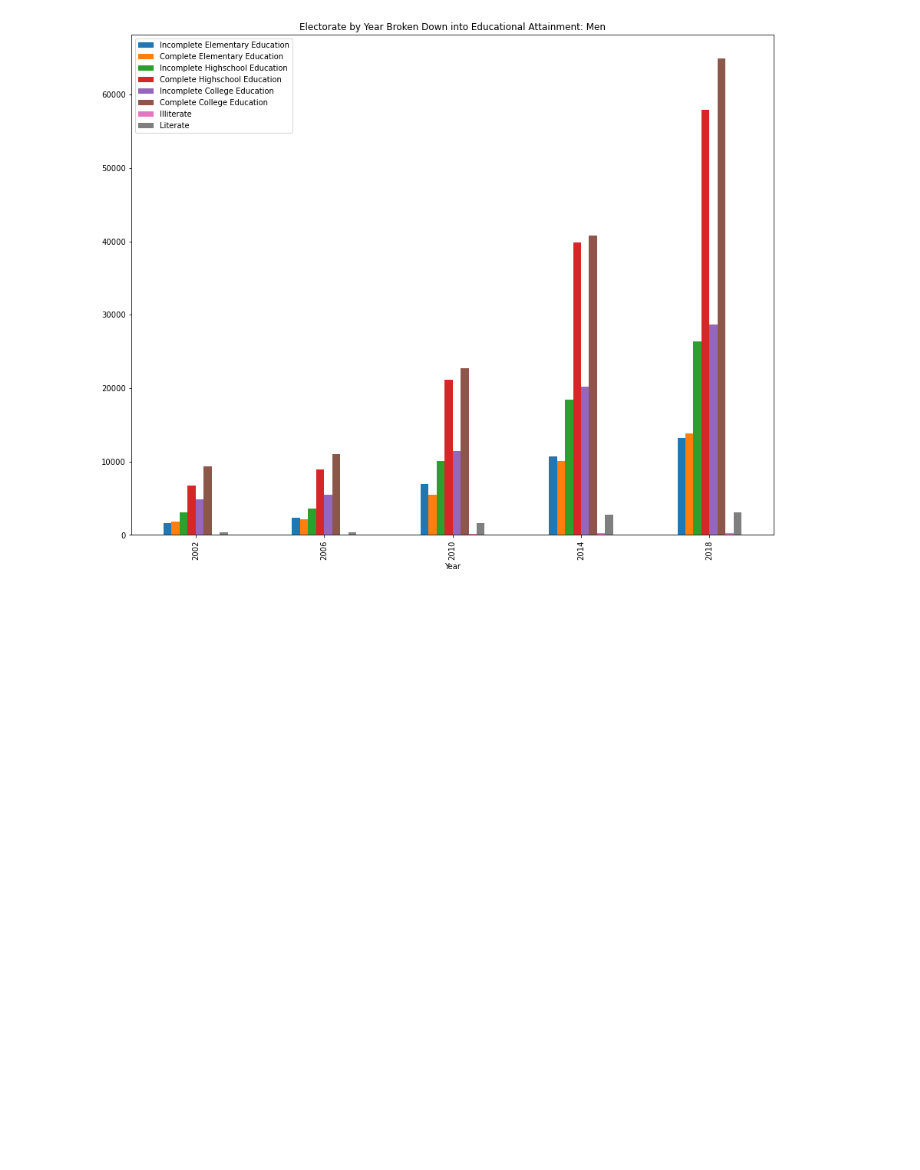
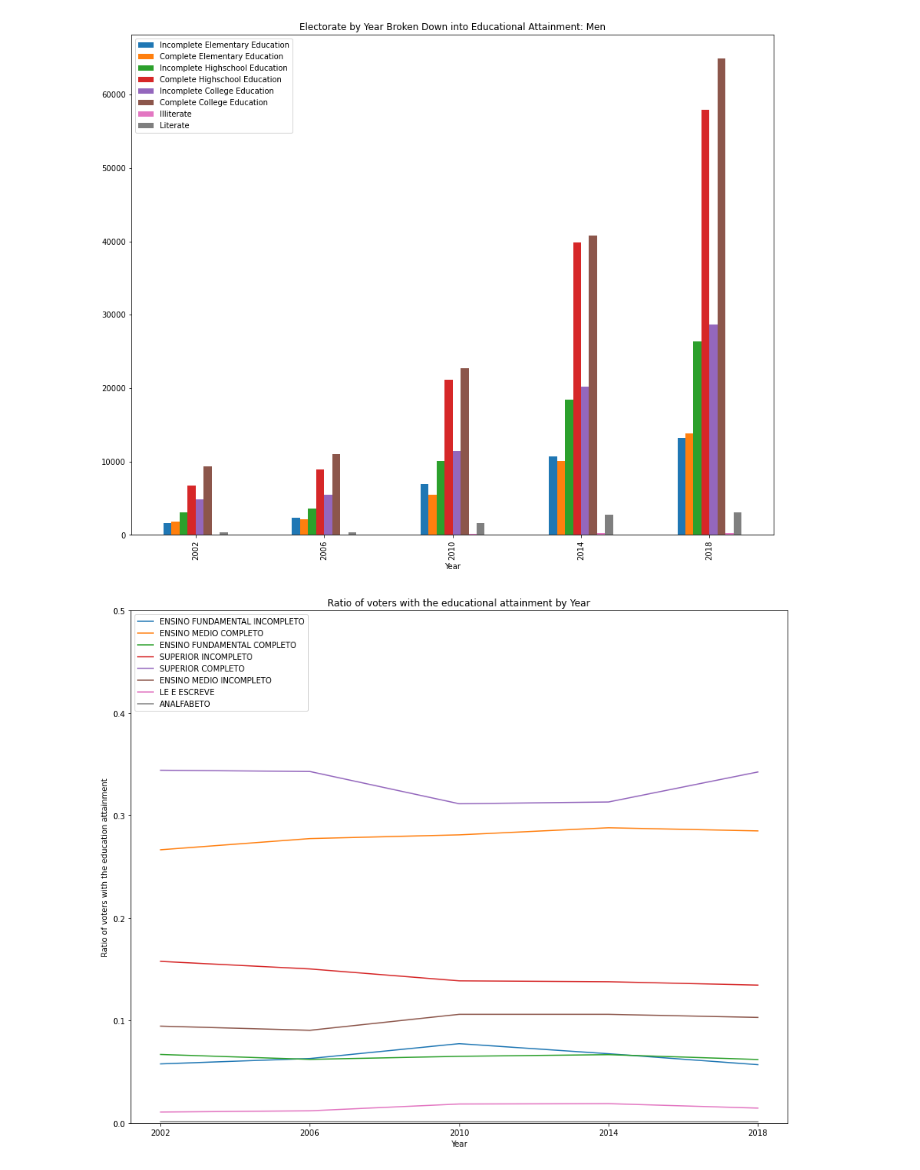
Before and after one commit to BU-Spark/ds-boston-bpda-br-election, a Jupyter notebook: TEAM1/src/electorate_gender.ipynb, the cells around one changed output. Saved outputs shown, nothing was run; the diff lists cells and outputs as text; code cells hidden in the pictures; blank space fills up the shorter version.

Commit message:
adding aggregate ratios to location and a line graph for education ratios

```diff
--- a/TEAM1/src/electorate_gender.ipynb
+++ b/TEAM1/src/electorate_gender.ipynb
@@ -227,3 +227,37 @@ plot_education_women(df_combined)
 plot_education_men(df_combined)
 # %% [output]
 [figure]
+# %%
+def plot_education_by_country(df):
+
+    educations = df["educational_attainment_description"].unique()
+    years = df["election_year"].unique()
+    years = years[1:]
+    educations = educations[1:]
+
+
+
+    for education in educations:
+        sum_educations = []
+        for year in years:
+            df_year = df[df["election_year"] == year]
+            sum_all = df_year["quantity_of_voters"].sum()
+            df_year = df_year[df_year["educational_attainment_description"] == education]
+            sum_education = df_year["quantity_of_voters"].sum()
+            ratio_education = sum_education / sum_all
+            sum_educations.append(ratio_education)
+
+        plt.plot(years, sum_educations, label = str(education))
+
+
+    plt.xticks(years)
+    plt.xlabel("Year")
+    plt.ylabel("Ratio of voters with the education attainment")
+    plt.legend(loc="upper left")
+    plt.title("Ratio of voters with the educational attainment by Year")
+    plt.ylim(0,.5)
+    plt.show()
+# %%
+plot_education_by_country(df_combined)
+# %% [output]
+[figure, added]
```
Also changed, not shown: 1 other file.
